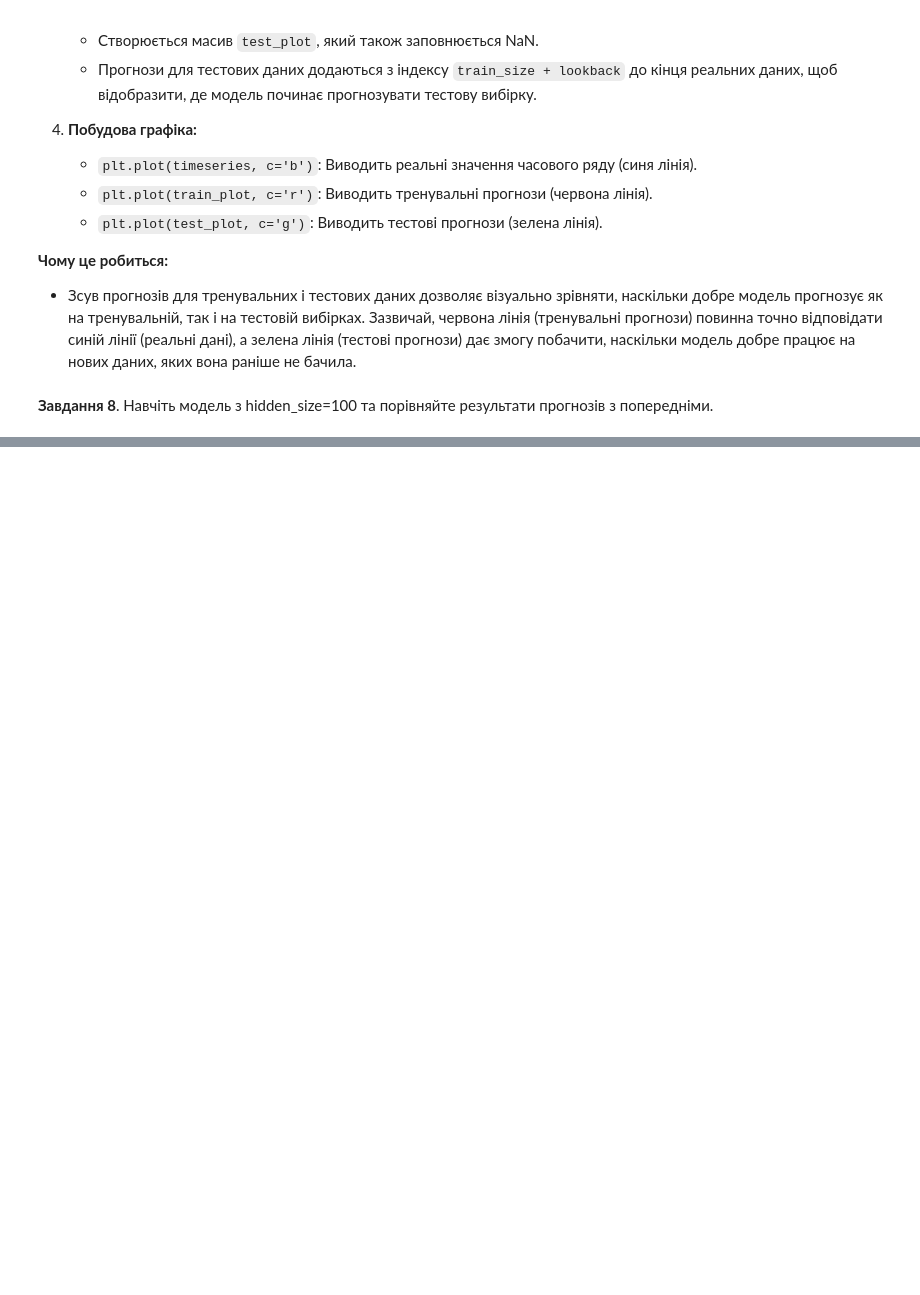
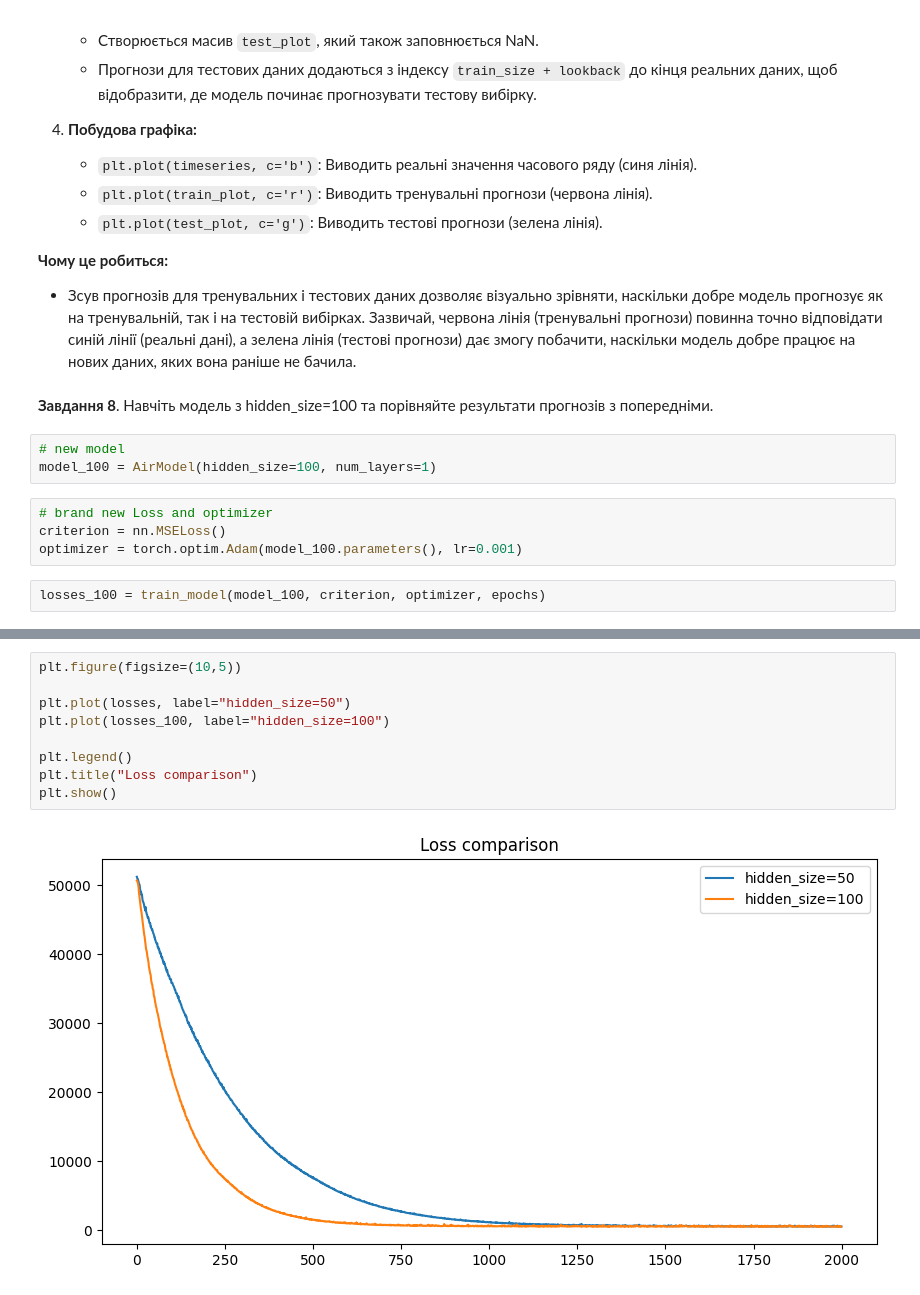
Before and after one commit to Maxstef/data-loves-ml-for-people-course, a Jupyter notebook: notebooks/4_3_rnn_lstn/LSTM_для_прогнозування_часових_рядів.ipynb, the cells around one changed output, grey strips where cells are left out. Cells and saved outputs as stored; diff of their text form; blank space fills up the shorter version.

```diff
--- a/notebooks/4_3_rnn_lstn/LSTM_для_прогнозування_часових_рядів.ipynb
+++ b/notebooks/4_3_rnn_lstn/LSTM_для_прогнозування_часових_рядів.ipynb
@@ -192,3 +416,12 @@ plot_predicts()
 - Зсув прогнозів для тренувальних і тестових даних дозволяє візуально зрівняти, наскільки добре модель прогнозує як на тренувальній, так і на тестовій вибірках. Зазвичай, червона лінія (тренувальні прогнози) повинна точно відповідати синій лінії (реальні дані), а зелена лінія (тестові прогнози) дає змогу побачити, наскільки модель добре працює на нових даних, яких вона раніше не бачила.
 # %% [markdown]
 **Завдання 8**. Навчіть модель з hidden_size=100 та порівняйте результати прогнозів з попередніми.
+# %%
+# new model
+model_100 = AirModel(hidden_size=100, num_layers=1)
+# %%
+# brand new Loss and optimizer
+criterion = nn.MSELoss()
+optimizer = torch.optim.Adam(model_100.parameters(), lr=0.001)
+# %%
+losses_100 = train_model(model_100, criterion, optimizer, epochs)
@@ -194,0 +449,11 @@ plot_predicts()
+# %%
+plt.figure(figsize=(10,5))
+
+plt.plot(losses, label="hidden_size=50")
+plt.plot(losses_100, label="hidden_size=100")
+
+plt.legend()
+plt.title("Loss comparison")
+plt.show()
+# %% [output]
+[figure, added]
```
Also changed, not shown: parts of 27 cells of this notebook.
